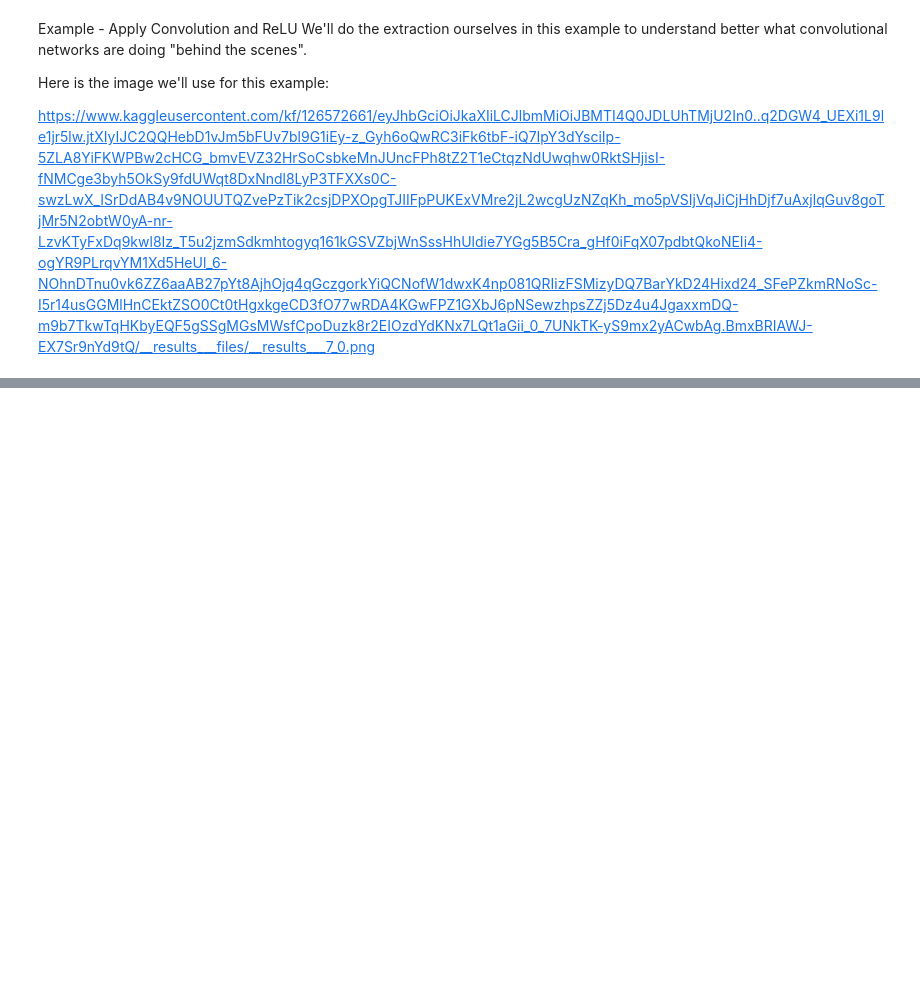
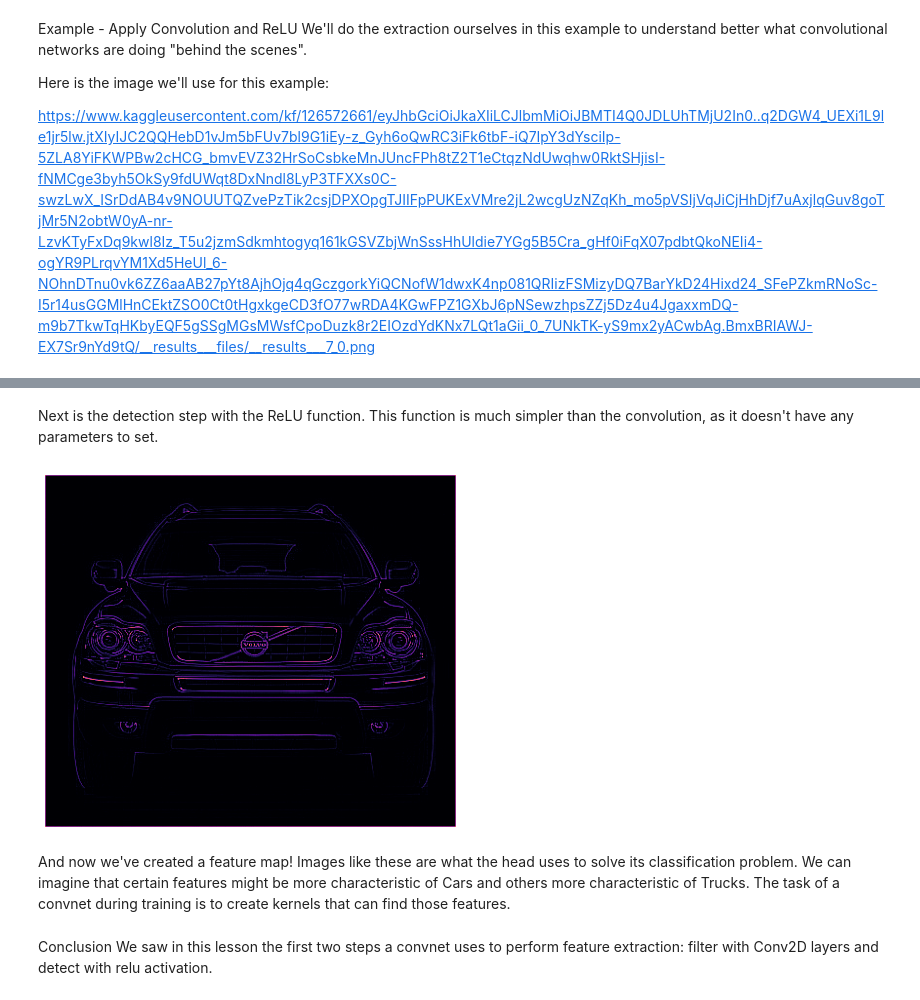
Before and after one commit to Kalderon-Sheikhman/Kaggle-All-Machine-Learning, a Jupyter notebook: 06-Computer-Vision/Computer-Vision.ipynb, the cells around one changed output, grey strips where cells are left out. Drawn from its saved outputs; the diff is of its cells as text; code cells hidden in the pictures; blank space fills up the shorter version.

```diff
--- a/06-Computer-Vision/Computer-Vision.ipynb
+++ b/06-Computer-Vision/Computer-Vision.ipynb
@@ -313,0 +356,16 @@ plt.show();
+# %% [markdown]
+Next is the detection step with the ReLU function. This function is much simpler than the convolution, as it doesn't have any parameters to set.
+# %%
+image_detect = tf.nn.relu(image_filter)
+
+plt.figure(figsize=(6, 6))
+plt.imshow(tf.squeeze(image_detect))
+plt.axis('off')
+plt.show();
+# %% [output]
+[figure, added]
+# %% [markdown]
+And now we've created a feature map! Images like these are what the head uses to solve its classification problem. We can imagine that certain features might be more characteristic of Cars and others more characteristic of Trucks. The task of a convnet during training is to create kernels that can find those features.
+# %% [markdown]
+Conclusion
+We saw in this lesson the first two steps a convnet uses to perform feature extraction: filter with Conv2D layers and detect with relu activation.
```
Also changed, not shown: parts of 6 cells of this notebook, 1 other file.
